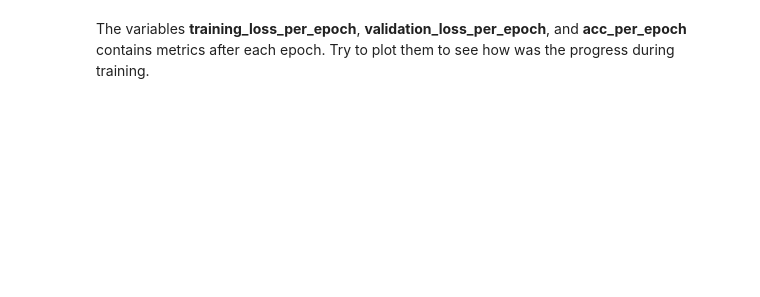
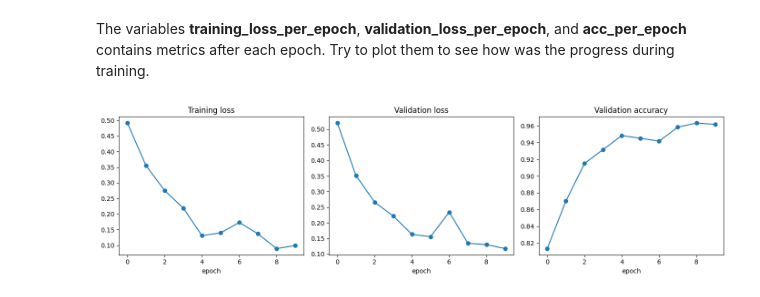
Before and after one commit to LeraIord/mless1, a Jupyter notebook: CNN_classifier_on_remote_sensing_image.ipynb, the cells around one changed output. Saved outputs shown, nothing was run; the diff lists cells and outputs as text; code cells hidden in the pictures; blank space fills up the shorter version.

```diff
--- a/CNN_classifier_on_remote_sensing_image.ipynb
+++ b/CNN_classifier_on_remote_sensing_image.ipynb
@@ -184,9 +260,11 @@ class CNN(torch.nn.Module):
       assert False, "Currently only relu and tanh are provided in this code"
 
     if pooling == "max":
+      self.pooling = torch.nn.MaxPool2d(kernel_size=2, stride=2)
+    elif pooling == "avg":
       self.pooling = torch.nn.AvgPool2d(kernel_size=2, stride=2)
     else:
-      self.pooling = torch.nn.MaxPool2d(kernel_size=2, stride=2)
+      assert False, "Currently only max and avg pooling are provided in this code"
 
     self.input_channels = input_channels
     if norm=="batch_norm":
@@ -243,4 +321,4 @@ Instatiation of the CNN model is also define in this cell
 # %%
 device = torch.device("cuda:0" if torch.cuda.is_available() else "cpu")
 print(device)
-cnn = CNN((28,28),3,[32,64,128],[5,3,3],[32],"relu","max",4,6,norm="identity").to(device)
+cnn = CNN((28,28),3,[32,64,128],[5,3,3],[32],"relu","max",len(input_channels),6,norm="identity").to(device)
@@ -256,8 +354,7 @@ Define training parameters
 *   Loss function: As it is a multi-class classification problem, CrossEntropy is a suitable loss function.
 # %%
 optim = "adam"
-optimizer = torch.optim.Adam(cnn.parameters(),lr=0.001) if optim == "adam" else torch.optim.SGD(cnn.parameters(),lr=0.1)
-#scheduler = torch.optim.lr_scheduler.StepLR(optimizer,step_size=10,gamma=0.1)
+learning_rate = 0.001
 loss_fn = torch.nn.CrossEntropyLoss()
 # %% [markdown]
 Previously, we have defined dataset which takes an index as a parameter and provides data corresponding to the index. In such deep learning problems, we process them in a batch. The DataLoader takes control of such requirements by defining the parameters **batch_size** and **shuffle**.
@@ -268,8 +365,13 @@ Previously, we have defined dataset which takes an index as a parameter and prov
 *   In training, we want each time to have different samples in a batch. The ***shuffle*=True** ensures that. For validation, we do not required such shuffling, hence it is set to False
 *   We used the whole length of test dataset as it is small. Incase of any issue with large number of test samples, feel free to decrease the number such as $256$
 # %%
-train_dataloader = DataLoader(sat6_train_dataset,batch_size=256,shuffle=True,drop_last=True)
-test_dataloader = DataLoader(sat6_test_dataset,len(sat6_test_dataset), shuffle=False)
+def make_dataloaders(train_dataset, test_dataset, batch_size=256):
+  train_loader = DataLoader(train_dataset,batch_size=batch_size,shuffle=True,drop_last=True)
+  test_loader = DataLoader(test_dataset,len(test_dataset), shuffle=False)
+  return train_loader, test_loader
+
+
+train_dataloader, test_dataloader = make_dataloaders(sat6_train_dataset, sat6_test_dataset)
 # %% [markdown]
 # Training Routine
 Define number of epochs for the training.
@@ -314,4 +453,21 @@ with tqdm(total=num_epochs) as pbar:
 # %% [markdown]
 The variables **training_loss_per_epoch**, **validation_loss_per_epoch**, and **acc_per_epoch** contains metrics after each epoch. Try to plot them to see how was the progress during training.
 # %%
-# Write plot routine or use GenAI tool of colab.
+fig, ax = plt.subplots(1, 3, figsize=(14, 4))
+
+ax[0].plot(training_loss_per_epoch, marker="o")
+ax[0].set_title("Training loss")
+ax[0].set_xlabel("epoch")
+
+ax[1].plot(validation_loss_per_epoch, marker="o")
+ax[1].set_title("Validation loss")
+ax[1].set_xlabel("epoch")
+
+ax[2].plot(acc_per_epoch, marker="o")
+ax[2].set_title("Validation accuracy")
+ax[2].set_xlabel("epoch")
+
+plt.tight_layout()
+plt.show()
+# %% [output]
+[figure, added]
```
Also changed, not shown: parts of 18 cells of this notebook, 4 other files.
